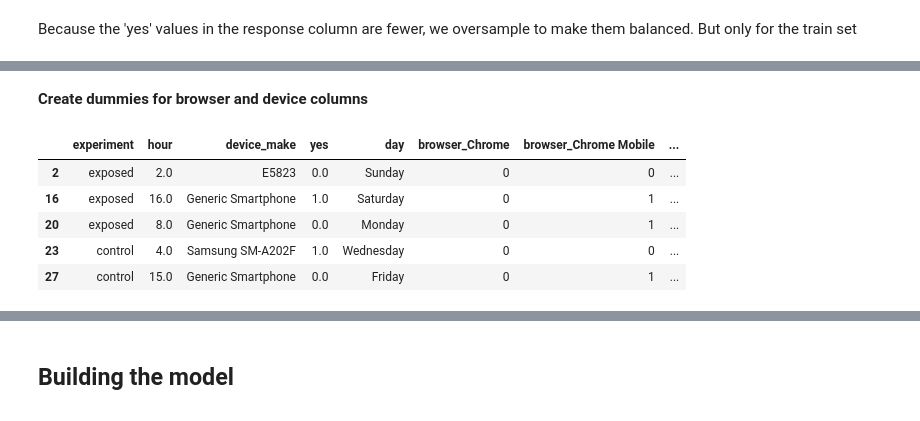
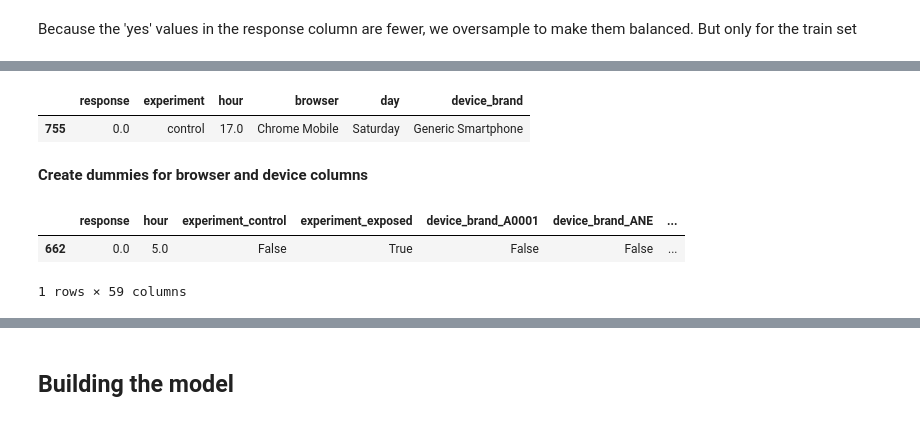
Before and after one commit to katenjoki/A-B_Hypothesis-Testing, a Jupyter notebook: notebooks/abtest_ml.ipynb, the cells around one changed output, grey strips where cells are left out. Saved outputs shown, nothing was run; the diff lists cells and outputs as text; code cells hidden in the pictures.

```diff
--- a/notebooks/abtest_ml.ipynb
+++ b/notebooks/abtest_ml.ipynb
@@ -385,12 +367,23 @@ platform=data.drop(['browser'],axis=1)
+# %%
+ml_df = df.copy()
+ml_df.drop(['date','device_make'],axis=1,inplace=True)
+ml_df = ml_df[['response','experiment', 'hour', 'platform_os', 'browser', 'day', 'device_brand']]
+browser = ml_df.drop(['platform_os'],axis=1)
+platform = ml_df.drop(['browser'],axis=1)
+browser.reset_index(drop=True,inplace=True)
+platform.reset_index(drop=True,inplace=True)
+# %%
+browser.sample()
+# %% [output]
+|  | response | experiment | hour | browser | day | device_brand |
+| 755 | 0.0 | control | 17.0 | Chrome Mobile | Saturday | Generic Smartphone |
 # %% [markdown]
 **Create dummies for browser and  device columns**
 # %%
-browser=pd.get_dummies(data=browser,columns=['browser'])
-browser.head()
+platform = pd.get_dummies(data=platform,columns=['experiment','device_brand','day','platform_os'])
+browser = pd.get_dummies(data=browser,columns=['experiment','device_brand','day','browser'])
+browser.sample()
 # %% [output]
-|  | experiment | hour | device_make | yes | day | browser_Chrome | browser_Chrome Mobile | ... |
-| 2 | exposed | 2.0 | E5823 | 0.0 | Sunday | 0 | 0 | ... |
-| 16 | exposed | 16.0 | Generic Smartphone | 1.0 | Saturday | 0 | 1 | ... |
-| 20 | exposed | 8.0 | Generic Smartphone | 0.0 | Monday | 0 | 1 | ... |
-| 23 | control | 4.0 | Samsung SM-A202F | 1.0 | Wednesday | 0 | 0 | ... |
-| 27 | control | 15.0 | Generic Smartphone | 0.0 | Friday | 0 | 1 | ... |
+|  | response | hour | experiment_control | experiment_exposed | device_brand_A0001 | device_brand_ANE | ... |
+| 662 | 0.0 | 5.0 | False | True | False | False | ... |
+1 rows × 59 columns
```
Also changed, not shown: parts of 38 cells of this notebook, 14 other files.
